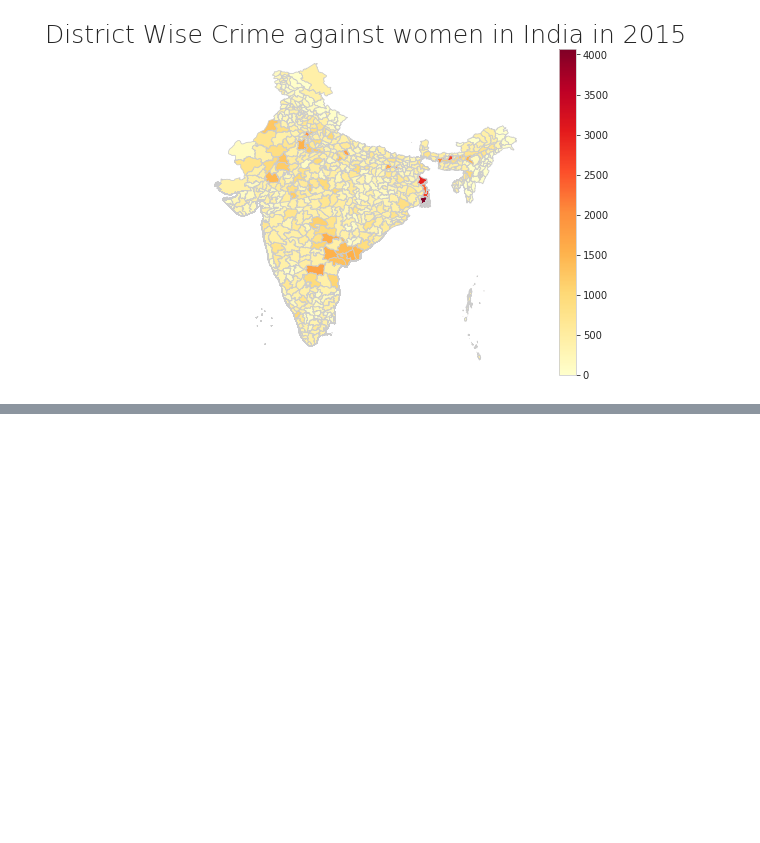
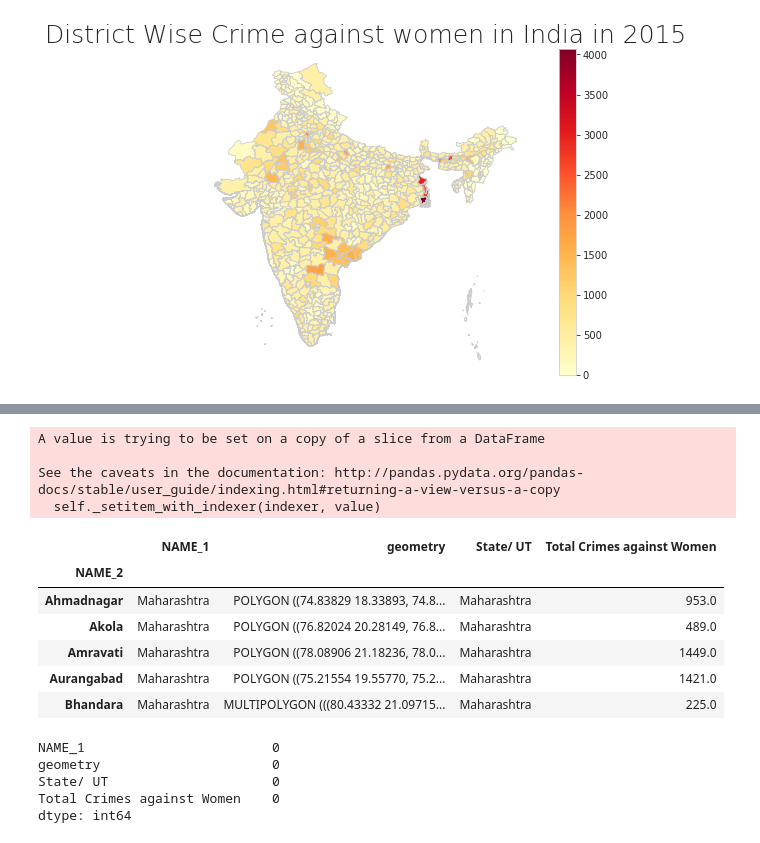
Before and after one commit to yasersakkaf/Visualize-Women-Harrasment-in-India-using-GeoPandas, a Jupyter notebook: Visualization.ipynb, the cells around one changed output, grey strips where cells are left out. Drawn from its saved outputs; the diff is of its cells as text; code cells hidden in the pictures; blank space fills up the shorter version.

```diff
--- a/Visualization.ipynb
+++ b/Visualization.ipynb
@@ -309,0 +336,65 @@ fig.savefig("District_wise.png", dpi=100)
+# %%
+# Correct spellings of states from out dataframe to match those of GeoDataframe
+# I corrected these names manually
+
+district_wise['District/ Area'].iloc[0] = 'Ahmadnagar'
+
+
+# 1449 is the sum of Amravati Commr and Amravati Rural from the district wise dataframe
+district_wise = district_wise.append({'State/ UT': 'Maharashtra', 'District/ Area':'Amravati','Total Crimes against Women':1449.0}, ignore_index=True)
+
+# 1449 is the sum of Aurangabad Commr and Aurangabad Rural from the district wise Dataframe
+# same is done for rest of the cities
+district_wise = district_wise.append({'State/ UT': 'Maharashtra', 'District/ Area':'Aurangabad','Total Crimes against Women':1421.0}, ignore_index=True)
+
+district_wise['District/ Area'].iloc[6] = 'Bid'
+
+district_wise['District/ Area'].iloc[8] = 'Buldana'
+
+district_wise['District/ Area'].iloc[11]  = 'Garhchiroli'
+
+district_wise['District/ Area'].iloc[12]  = 'Gondiya'
+
+district_wise['District/ Area'].iloc[18] = 'Mumbai City'
+
+district_wise['District/ Area'].iloc[19] = 'Mumbai Suburban'
+
+district_wise = district_wise.append({'State/ UT': 'Maharashtra', 'District/ Area':'Nagpur','Total Crimes against Women':1754.0}, ignore_index=True)
+
+district_wise = district_wise.append({'State/ UT': 'Maharashtra', 'District/ Area':'Nashik','Total Crimes against Women':1416.0}, ignore_index=True)
+
+district_wise = district_wise.append({'State/ UT': 'Maharashtra', 'District/ Area':'Pune','Total Crimes against Women':1993.0}, ignore_index=True)
+
+district_wise['District/ Area'].iloc[34] = 'Raigarh'
+
+district_wise = district_wise.append({'State/ UT': 'Maharashtra', 'District/ Area':'Thane','Total Crimes against Women':2289.0}, ignore_index=True)
+
+district_wise = district_wise.append({'State/ UT': 'Maharashtra', 'District/ Area':'Solapur','Total Crimes against Women':874.0}, ignore_index=True)
+# %% [output]
+A value is trying to be set on a copy of a slice from a DataFrame
+
+See the caveats in the documentation: http://pandas.pydata.org/pandas-docs/stable/user_guide/indexing.html#returning-a-view-versus-a-copy
+  self._setitem_with_indexer(indexer, value)
+# %%
+# Join both the DataFrames by district names
+
+merged = map_df.set_index('NAME_2').join(district_wise.set_index('District/ Area'))
+merged.head()
+# %% [output]
+|  | NAME_1 | geometry | State/ UT | Total Crimes against Women |
+| NAME_2 |  |  |  |  |
+| Ahmadnagar | Maharashtra | POLYGON ((74.83829 18.33893, 74.8... | Maharashtra | 953.0 |
+| Akola | Maharashtra | POLYGON ((76.82024 20.28149, 76.8... | Maharashtra | 489.0 |
+| Amravati | Maharashtra | POLYGON ((78.08906 21.18236, 78.0... | Maharashtra | 1449.0 |
+| Aurangabad | Maharashtra | POLYGON ((75.21554 19.55770, 75.2... | Maharashtra | 1421.0 |
+| Bhandara | Maharashtra | MULTIPOLYGON (((80.43332 21.09715... | Maharashtra | 225.0 |
+# %%
+# NA Check
+
+merged.isna().sum()
+# %% [output]
+NAME_1                        0
+geometry                      0
+State/ UT                     0
+Total Crimes against Women    0
+dtype: int64
```
Also changed, not shown: parts of 10 cells of this notebook, 1 other file.
